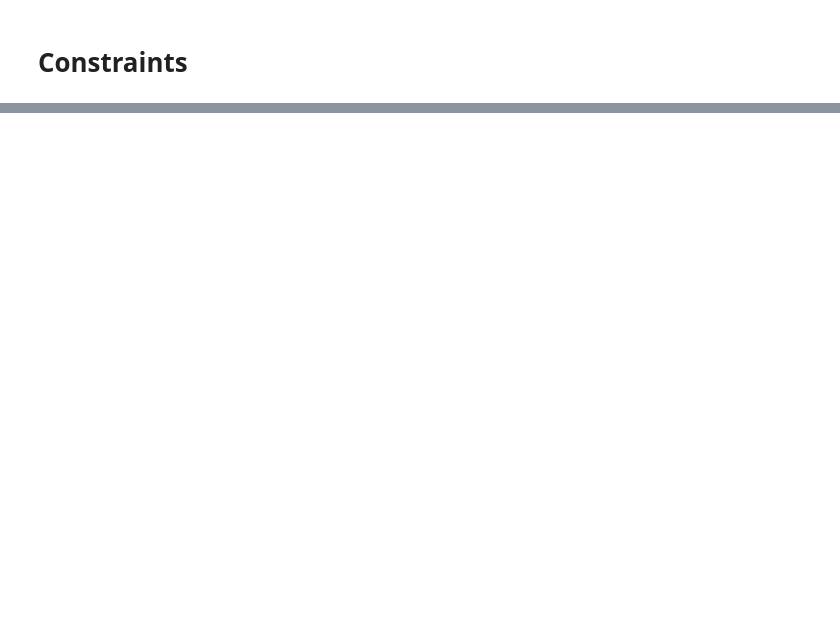
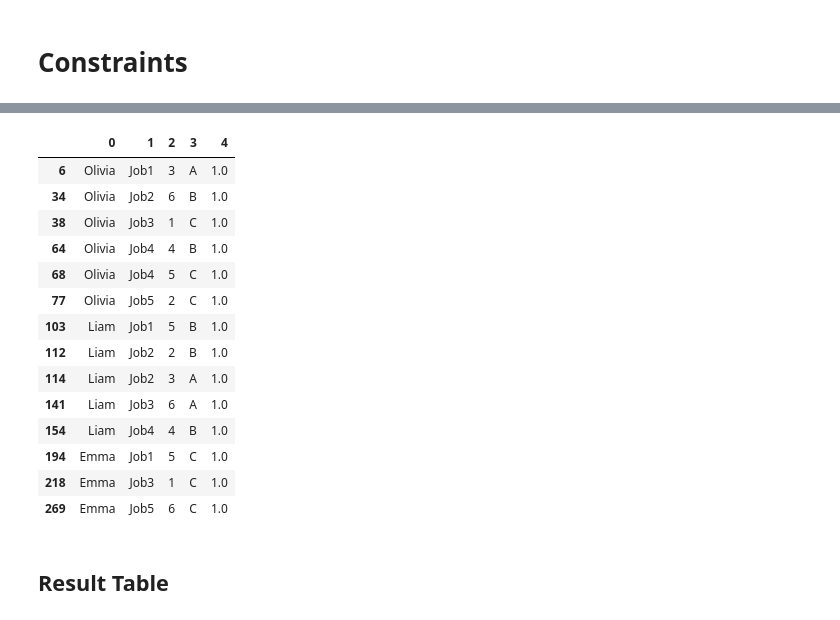
Before and after one commit to hamdilyes/decision-systems, a Jupyter notebook: projet_sdp.ipynb, the cells around one changed output, grey strips where cells are left out. Cells and saved outputs as stored; diff of their text form; code cells hidden in the pictures; blank space fills up the shorter version.

```diff
--- a/projet_sdp.ipynb
+++ b/projet_sdp.ipynb
@@ -22,2 +14,8 @@ Restricted license - for non-production use only - expires 2024-10-28
 # %% [markdown]
 # Get data from json
+# %%
+# get the  data from the json file small.json
+import json
+with open('small.json') as f:
+    data = json.load(f)
+data
@@ -24,9 +42,5 @@ Restricted license - for non-production use only - expires 2024-10-28
 # %%
-# get the  data from the json file small.json
-with open('toy_instance.json') as f:
-    data = json.load(f)
-
-horizon=data['horizon']
+horizon= 6 # data['horizon']
 qualifications=data['qualifications']
 staff_names=[i['name'] for i in data['staff']]
 staff_qualifications=[i['qualifications'] for i in data['staff']]
@@ -36,6 +50,6 @@ job_penality=[i['daily_penalty'] for i in data['jobs']]
 job_qualifications= [i['working_days_per_qualification'] for i in data['jobs']]
 job_gain=[i['gain'] for i in data['jobs']]
 due_dates=[i['due_date'] for i in data['jobs']]
-vocation_staff=[i['vacations'] for i in data['staff']]
+vacation_staff=[i['vacations'] for i in data['staff']]
 # %% [markdown]
 # Model's parameters
@@ -46,25 +62,28 @@ def get_matrix(liste):
     test.fillna(0,inplace=True)
     return test.to_dict(orient='index')
 # %%
-# create a dictionary of with job_list as key and job_penality as value
+# create dictionaries with job_list as key and job_penality, job_gain ans due_dates as values
 gammak=job_penality_dict=dict(zip(job_list,job_penality))
 gk=job_gain_dict=dict(zip(job_list,job_gain))
 lk=due_dates_dict=dict(zip(job_list,due_dates))
 
-pi_c_df=pd.DataFrame.from_dict(dict(zip(staff_names,[i['qualifications'] for i in data['staff']])),
-                                orient='index').fillna(0)
-pi_c_df.columns=qualifications
-# convert string values to 1
-pi_c_df=pi_c_df.applymap(lambda x: 1 if x in qualifications else 0)
-pi_c=pi_c_df.to_dict(orient='index')
-
+# create a dictionary for staff qualifications
+pi_c = {}
+for i in range(len(staff_names)) :
+    k = staff_names[i]
+    pi_c[k] = {}
+    for c in qualifications:
+        if c in data['staff'][i]['qualifications']:
+            pi_c[k][c] = 1
+        else:
+            pi_c[k][c] = 0
 qk_c=get_matrix(dict(zip(job_list,job_qualifications)))
 # get pi_j
 staff_in_vacation=pd.DataFrame(index=staff_names,columns=jour_list)
 # fill the dataframe staff_in_vacation with the svalues of the dictionary
 for i in staff_names:
     for j in jour_list:
-        staff_in_vacation.loc[i,j]=1 if j in dict(zip(staff_names,vocation_staff))[i] else 0
+        staff_in_vacation.loc[i,j]=0 if j in dict(zip(staff_names,vacation_staff))[i] else 1
 pi_j=staff_in_vacation.to_dict(orient='index')
 # %% [markdown]
 # Decision variables
@@ -149,0 +171,27 @@ rk[Emma,Job5] = -0.0
+# %%
+values= []
+for k, v in pi_k_j_c.items():
+    values.append(v.x)
+# %%
+res = pd.DataFrame(list(pi_k_j_c.keys()))
+res[4] = values
+result = res[res[4] == 1]
+result
+# %% [output]
+|  | 0 | 1 | 2 | 3 | 4 |
+| 6 | Olivia | Job1 | 3 | A | 1.0 |
+| 34 | Olivia | Job2 | 6 | B | 1.0 |
+| 38 | Olivia | Job3 | 1 | C | 1.0 |
+| 64 | Olivia | Job4 | 4 | B | 1.0 |
+| 68 | Olivia | Job4 | 5 | C | 1.0 |
+| 77 | Olivia | Job5 | 2 | C | 1.0 |
+| 103 | Liam | Job1 | 5 | B | 1.0 |
+| 112 | Liam | Job2 | 2 | B | 1.0 |
+| 114 | Liam | Job2 | 3 | A | 1.0 |
+| 141 | Liam | Job3 | 6 | A | 1.0 |
+| 154 | Liam | Job4 | 4 | B | 1.0 |
+| 194 | Emma | Job1 | 5 | C | 1.0 |
+| 218 | Emma | Job3 | 1 | C | 1.0 |
+| 269 | Emma | Job5 | 6 | C | 1.0 |
+# %% [markdown]
+## Result Table
```
Also changed, not shown: parts of 25 cells of this notebook.
